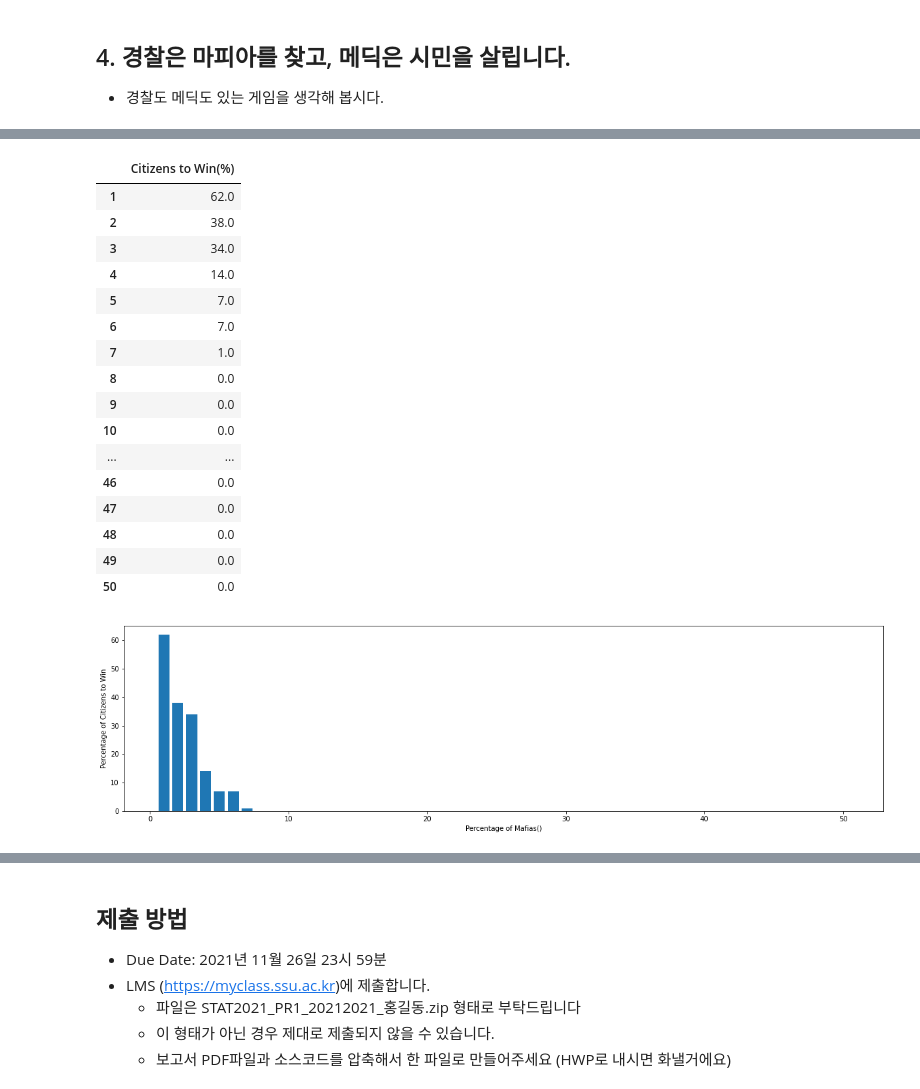
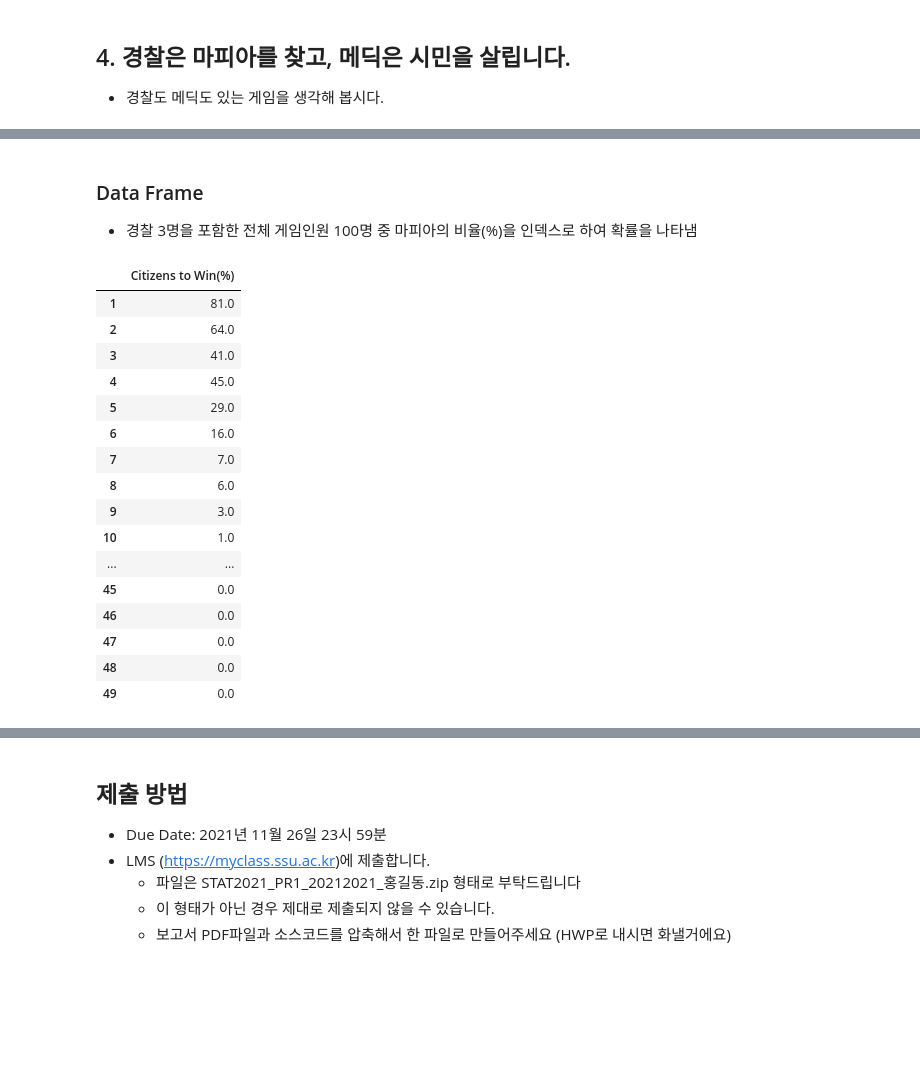
Before and after one commit to sungwon-097/Univ-Study, a Jupyter notebook: 확률과통계(python)/stats/practice4.ipynb, the cells around one changed output, grey strips where cells are left out. Cells and saved outputs as stored; diff of their text form; code cells hidden in the pictures; blank space fills up the shorter version.

```diff
--- a/확률과통계(python)/stats/practice4.ipynb
+++ b/확률과통계(python)/stats/practice4.ipynb
@@ -94,0 +233,19 @@ def Mafia_Game_Basic(num_mafia, num_citizen):
+# %%
+Game_Stats1 = Mafia_Game_withAllStats(1, 5, 0, 0, 100)
+Game_Stats2 = Mafia_Game_withAllStats(1, 4, 1, 0, 100)
+Game_Stats3 = Mafia_Game_withAllStats(1, 4, 0, 1, 100)
+
+list0 = list()
+length = len(Game_Stats1)
+for i in range(1, length+1):
+    list0.append(i)
+
+plt.figure(figsize=(20,10))
+plt.plot(list0, Game_Stats1, label="1, 5, 0, 0")
+plt.plot(list0, Game_Stats2, label="1, 4, 1, 0")
+plt.plot(list0, Game_Stats3, label="1, 4, 0, 1")
+plt.legend()
+plt.xlabel("X")
+plt.ylabel("Y")
+plt.show()
+plt.close()
@@ -94,0 +254,21 @@ def Mafia_Game_Basic(num_mafia, num_citizen):
+# %%
+Game_Stats1 = Mafia_Game_withAllStats(2, 8, 0, 0, 50)
+Game_Stats2 = Mafia_Game_withAllStats(2, 5, 0, 3, 50)
+Game_Stats3 = Mafia_Game_withAllStats(2, 5, 3, 0, 50)
+Game_Stats4 = Mafia_Game_withAllStats(2, 2, 3, 3, 50)
+list0 = list()
+length = len(Game_Stats1)
+for i in range(1, length+1):
+    list0.append(i)
+
+plt.figure(figsize=(20,10))
+plt.plot(list0, Game_Stats1, label="2, 8, 0, 0")
+plt.plot(list0, Game_Stats2, label="2, 5, 0, 3")
+plt.plot(list0, Game_Stats3, label="2, 5, 3, 0")
+plt.plot(list0, Game_Stats4, label="2, 2, 3, 3")
+plt.legend()
+plt.xlabel("X")
+plt.ylabel("Y")
+plt.show()
+plt.close()
+# 74 78 / 2 7 1 : 75.47
@@ -95,38 +277,32 @@ def Mafia_Game_Basic(num_mafia, num_citizen):
+# %% [markdown]
+### Data Frame
+- 경찰 3명을 포함한 전체 게임인원 100명 중 마피아의 비율(%)을 인덱스로 하여 확률을 나타냄
 # %%
 Game_participants=list()
 col=["Citizens to Win(%)"]
-Game = Mafia_Game_Basic(0, 100)
+Game = Mafia_Game_changewithAll(0, 94, 3, 3)
 length=len(Game)
 index = list()
 for i in range(1, length+1):
     index.append(i)
 
 df=pd.DataFrame(Game, index, columns=col)
 df
 # %% [output]
 |  | Citizens to Win(%) |
-| 1 | 62.0 |
-| 2 | 38.0 |
-| 3 | 34.0 |
-| 4 | 14.0 |
-| 5 | 7.0 |
-| 6 | 7.0 |
-| 7 | 1.0 |
-| 8 | 0.0 |
-| 9 | 0.0 |
-| 10 | 0.0 |
+| 1 | 81.0 |
+| 2 | 64.0 |
+| 3 | 41.0 |
+| 4 | 45.0 |
+| 5 | 29.0 |
+| 6 | 16.0 |
+| 7 | 7.0 |
+| 8 | 6.0 |
+| 9 | 3.0 |
+| 10 | 1.0 |
 | ... | ... |
+| 45 | 0.0 |
 | 46 | 0.0 |
 | 47 | 0.0 |
 | 48 | 0.0 |
 | 49 | 0.0 |
-| 50 | 0.0 |
-# %%
-plt.figure(figsize=(20,5))
-plt.bar(index, Game)
-plt.xlabel(f"Percentage of Mafias()")
-plt.ylabel("Percentage of Citizens to Win")
-plt.show()
-plt.close()
-# %% [output]
-[figure, removed]
```
Also changed, not shown: parts of 27 cells of this notebook, 14 other files.
